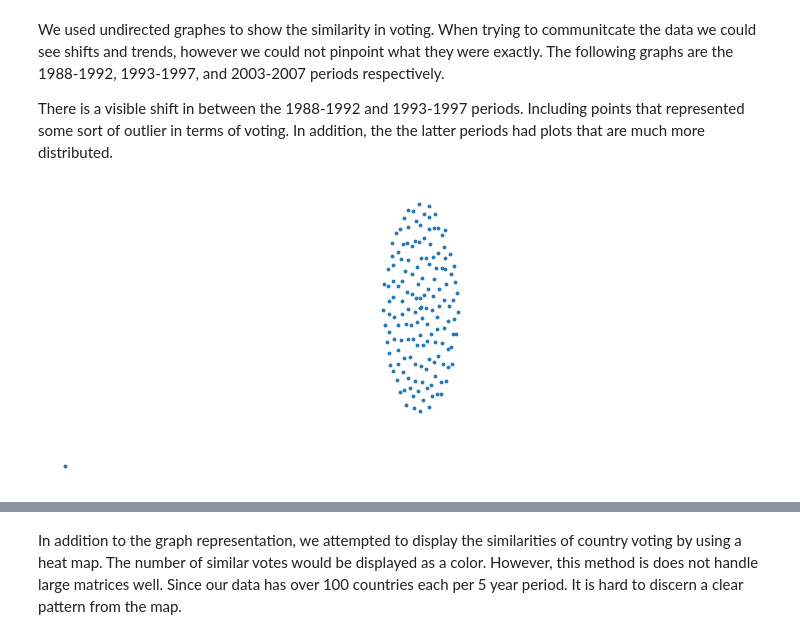
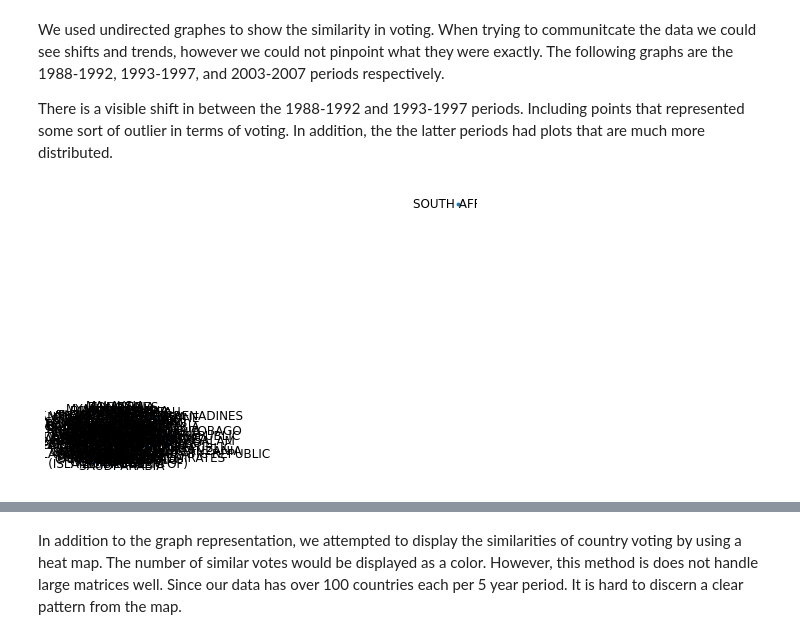
Before and after one commit to lbrown98/un-voting-patterns, a Jupyter notebook: get_un_voting_data.ipynb, the cells around one changed output, grey strips where cells are left out. Cells and saved outputs as stored; diff of their text form; code cells hidden in the pictures.

```diff
--- a/get_un_voting_data.ipynb
+++ b/get_un_voting_data.ipynb
@@ -488,8 +488,9 @@ There is a visible shift in between the 1988-1992 and 1993-1997 periods. Includi
 # %%
 G = nx.Graph()
 G = nx.from_pandas_adjacency(mtrx1988)
 G.edges(data=True)
 
-nx.draw(G, with_labels=False, edgelist=list(), node_size = 8)
+## probably south africa saying we like apartheid while everyone else was like, stop
+nx.draw(G, with_labels=True, edgelist=list(), node_size = 8)
 # %% [output]
-[figure, old version]
+[figure, new version]
```
Also changed, not shown: parts of 7 cells of this notebook.
